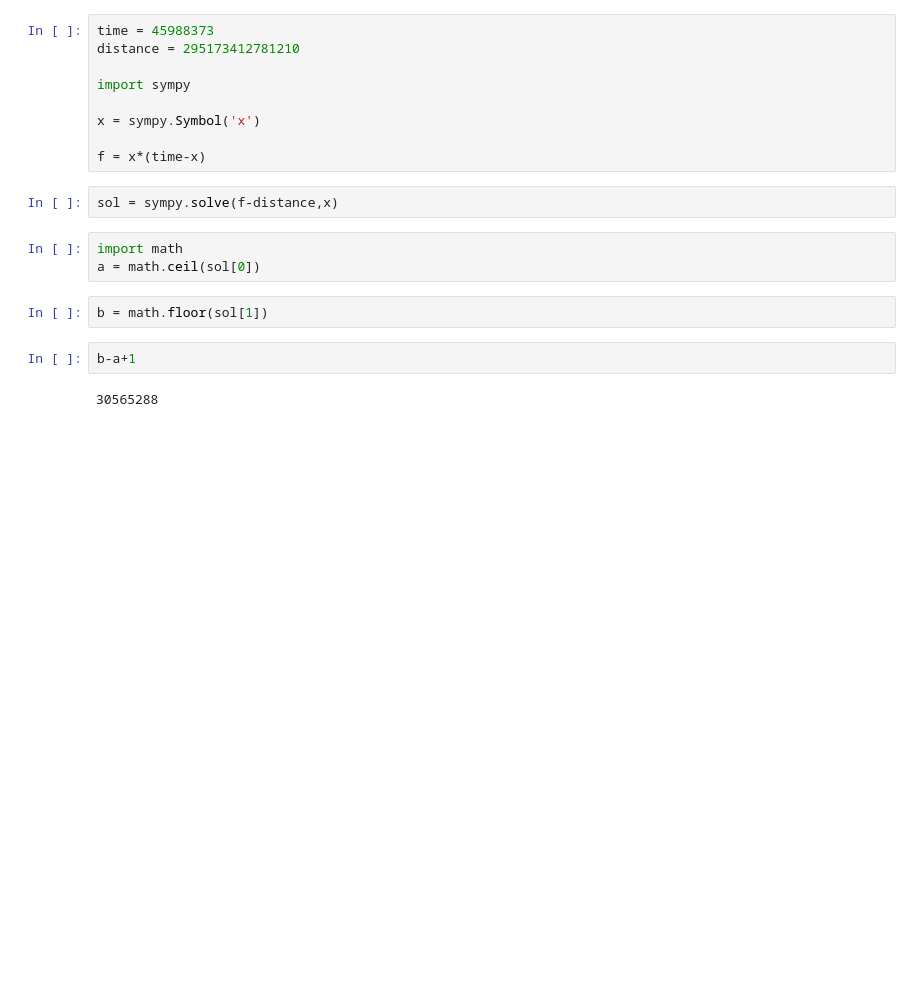
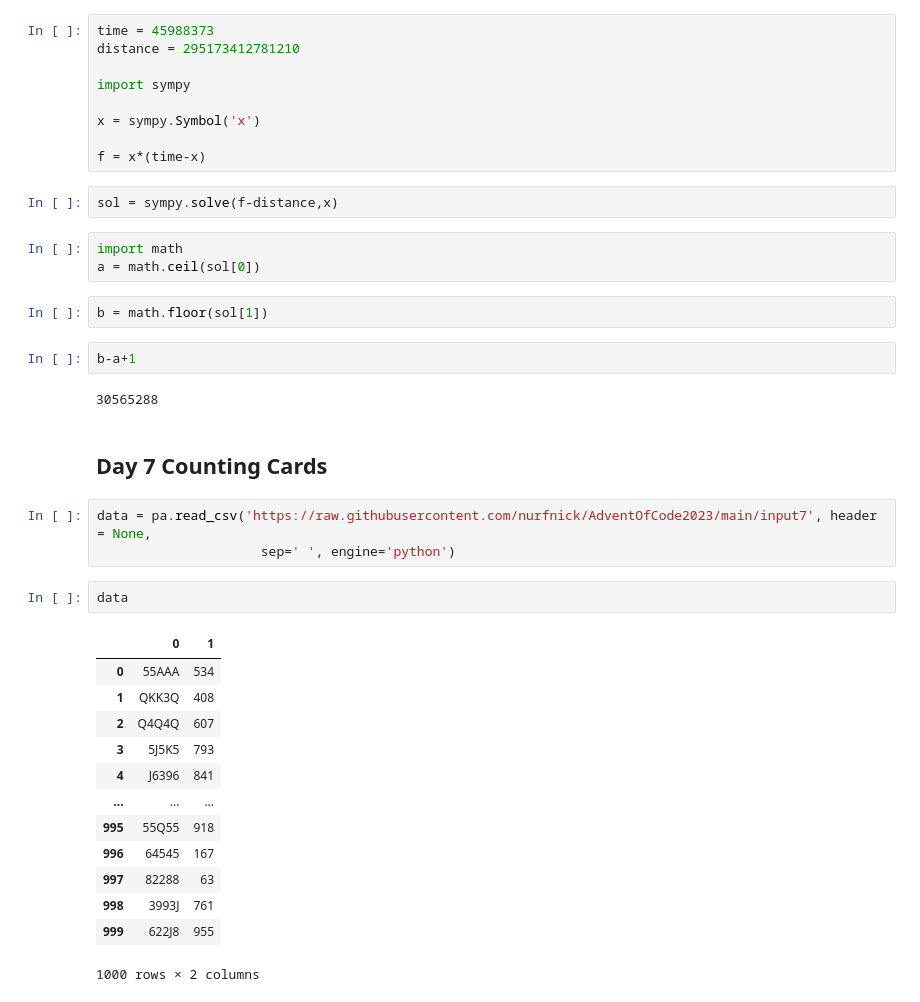
Before and after one commit to nurfnick/AdventOfCode2023, a Jupyter notebook: PythonCode.ipynb, the cells around one changed output. Drawn from its saved outputs; the diff is of its cells as text; blank space fills up the shorter version.

```diff
--- a/PythonCode.ipynb
+++ b/PythonCode.ipynb
@@ -1241,3 +1241,24 @@ b = math.floor(sol[1])
 b-a+1
 # %% [output]
 30565288
+# %% [markdown]
+## Day 7 Counting Cards
+# %%
+data = pa.read_csv('https://raw.githubusercontent.com/nurfnick/AdventOfCode2023/main/input7', header = None,
+                     sep=' ', engine='python')
+# %%
+data
+# %% [output]
+|  | 0 | 1 |
+| 0 | 55AAA | 534 |
+| 1 | QKK3Q | 408 |
+| 2 | Q4Q4Q | 607 |
+| 3 | 5J5K5 | 793 |
+| 4 | J6396 | 841 |
+| ... | ... | ... |
+| 995 | 55Q55 | 918 |
+| 996 | 64545 | 167 |
+| 997 | 82288 | 63 |
+| 998 | 3993J | 761 |
+| 999 | 622J8 | 955 |
+1000 rows × 2 columns
```
Also changed, not shown: parts of 9 cells of this notebook.
